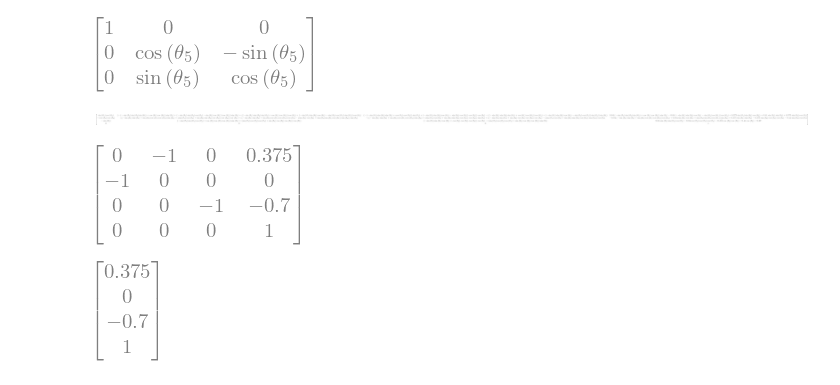
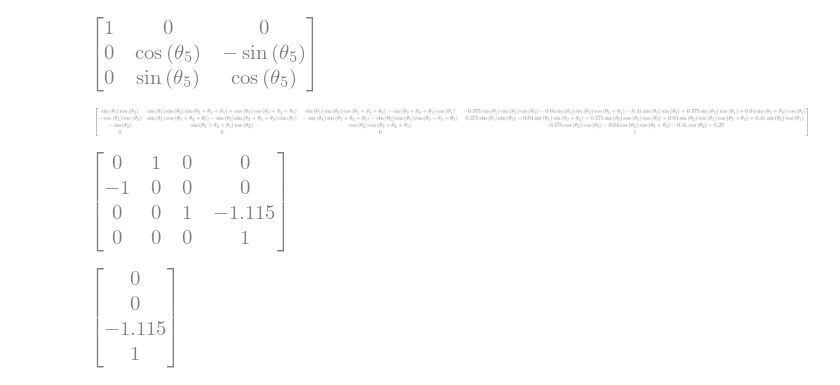
Before and after one commit to LouKordos/jupyter_notebooks, a Jupyter notebook: Transformation Matrices for Leg.ipynb, the cells around one changed output. Saved outputs shown, nothing was run; the diff lists cells and outputs as text; code cells hidden in the pictures.

Commit message:
Fix sign error and update matrix name in cell (was still using old H04 matrix)

```diff
--- a/Transformation Matrices for Leg.ipynb
+++ b/Transformation Matrices for Leg.ipynb
@@ -105,41 +105,41 @@ R45
 # %%
 ##THESE HAVE TO BE UPDATED ACCORDING TO THE ROTATION MATRICES ABOVE!##
 H01 = Matrix([[0, cos(theta1), -sin(theta1), 0],
               [0, sin(theta1), cos(theta1), 0],
               [1, 0, 0, -0.145],
               [0, 0, 0, 1]])
 
 H12 = Matrix([[-sin(theta2), 0, cos(theta2), -0.145],
               [0, 1, 0, 0],
-              [-cos(theta2), 0, sin(theta2), 0],
+              [-cos(theta2), 0, -sin(theta2), 0],
               [0, 0, 0, 1]])
 
 H23 = Matrix([[1, 0, 0, 0],
               [0, cos(theta3), -sin(theta3), 0],
               [0, sin(theta3), cos(theta3), -0.41],
               [0, 0, 0, 1]])
 
 H34 = Matrix([[1, 0, 0, 0],
               [0, cos(theta4), -sin(theta4), 0],
               [0, sin(theta4), cos(theta4), -0.375],
               [0, 0, 0, 1]])
 
 H45 = Matrix([[1, 0, 0, 0],
               [0, cos(theta5), -sin(theta5), 0],
               [0, sin(theta5), cos(theta5), -0.04],
               [0, 0, 0, 1]])
 
 H05 = H01 * H12 * H23 * H34 * H45
-H05
+simplify(H05)
 # %% [output]
-[figure, old version]
+[figure, new version]
 # %%
-H04_subs_1 = H04.subs({theta1:0, theta2:0, theta3:pi/2, theta4:pi/2, theta5:0})
-H04_subs_1
+H05_subs_1 = H05.subs({theta1:0, theta2:0, theta3:0, theta4:0, theta5:0})
+H05_subs_1
 # %% [output]
-[figure, old version]
+[figure, new version]
 # %%
-p = Matrix([0, 0, 0, 1])
-H04_subs_1 * p
+p5 = Matrix([0, 0, 0, 1])
+H05_subs_1 * p5
 # %% [output]
-[figure, old version]
+[figure, new version]
```
